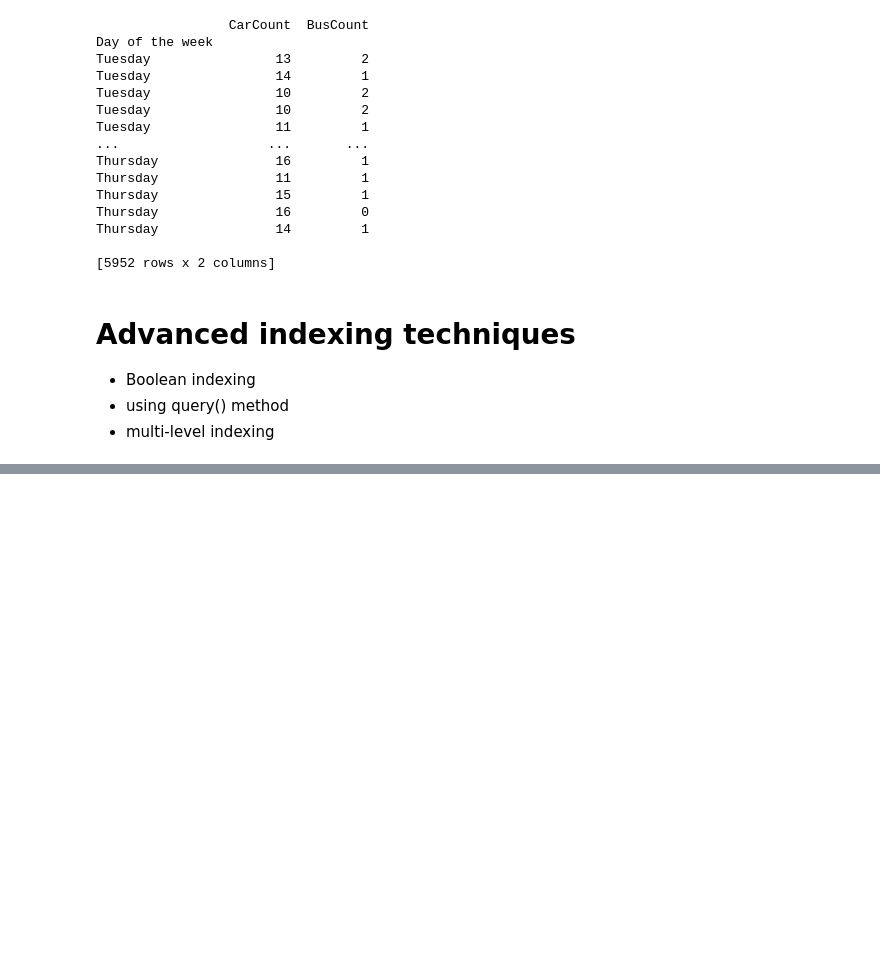
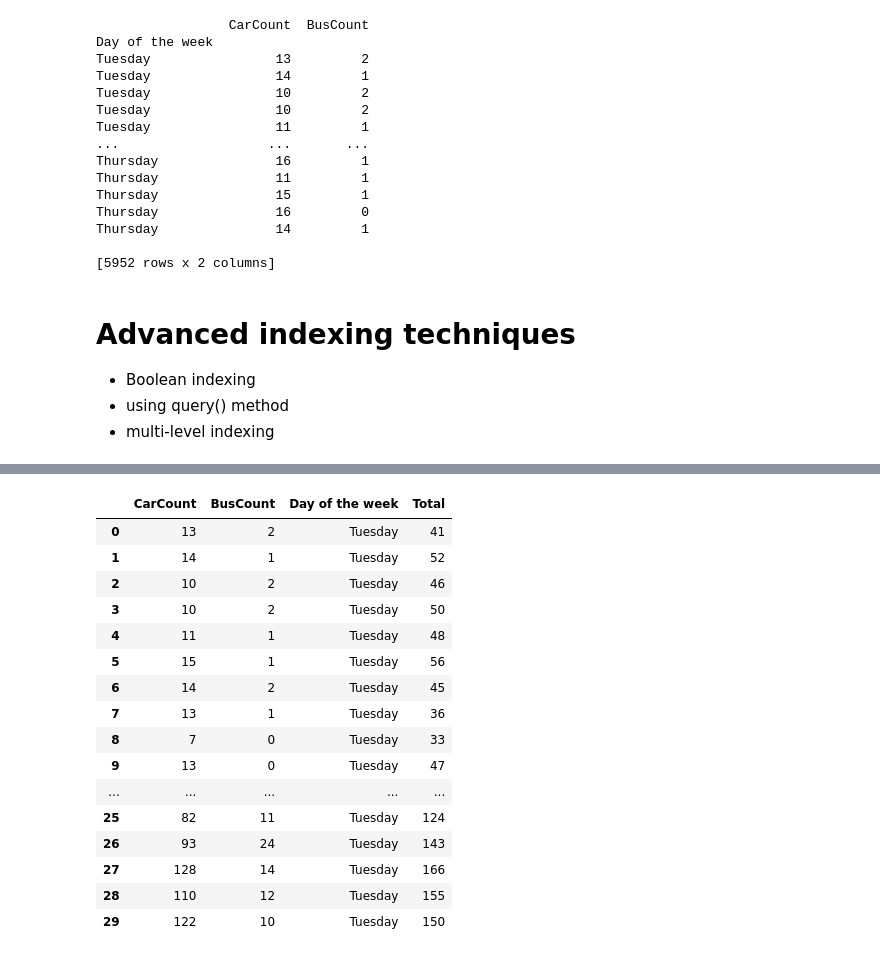
Before and after one commit to TariqAlhathloul/T55_DataScienceBootCamp, a Jupyter notebook: DataScienceBootCamp/DataSelection.ipynb, the cells around one changed output, grey strips where cells are left out. Drawn from its saved outputs; the diff is of its cells as text; code cells hidden in the pictures; blank space fills up the shorter version.

```diff
--- a/DataScienceBootCamp/DataSelection.ipynb
+++ b/DataScienceBootCamp/DataSelection.ipynb
@@ -124,0 +183,4 @@ print(havvyTraffic)
+# %%
+multiableCol.set_index('CarCount', inplace=True)
+multiableCol.head(30)
+# now the index of our multiableCol dataframe is 'CarCount'
@@ -124,0 +206,22 @@ print(havvyTraffic)
+# %%
+# reset the index to the default
+multiableCol.reset_index(inplace=True)
+multiableCol.head(30)
+# %% [output]
+|  | CarCount | BusCount | Day of the week | Total |
+| 0 | 13 | 2 | Tuesday | 41 |
+| 1 | 14 | 1 | Tuesday | 52 |
+| 2 | 10 | 2 | Tuesday | 46 |
+| 3 | 10 | 2 | Tuesday | 50 |
+| 4 | 11 | 1 | Tuesday | 48 |
+| 5 | 15 | 1 | Tuesday | 56 |
+| 6 | 14 | 2 | Tuesday | 45 |
+| 7 | 13 | 1 | Tuesday | 36 |
+| 8 | 7 | 0 | Tuesday | 33 |
+| 9 | 13 | 0 | Tuesday | 47 |
+| ... | ... | ... | ... | ... |
+| 25 | 82 | 11 | Tuesday | 124 |
+| 26 | 93 | 24 | Tuesday | 143 |
+| 27 | 128 | 14 | Tuesday | 166 |
+| 28 | 110 | 12 | Tuesday | 155 |
+| 29 | 122 | 10 | Tuesday | 150 |
```
Also changed, not shown: parts of 7 cells of this notebook, 2 other files.
